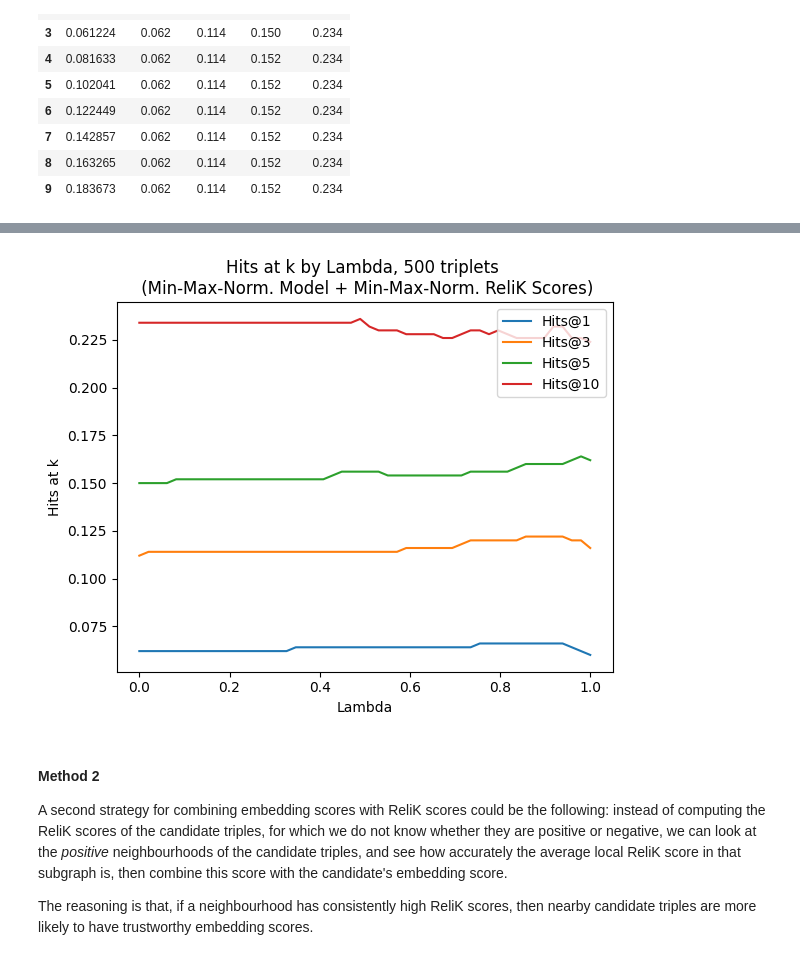
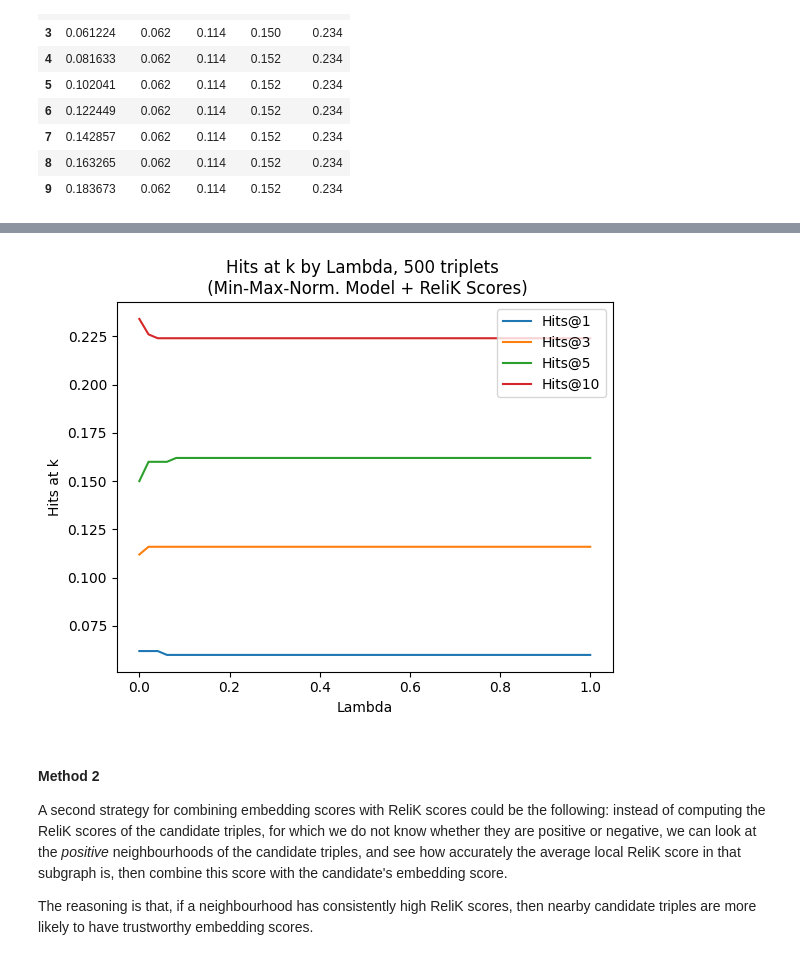
Before and after one commit to gmaurer08/gma-project, a Jupyter notebook: main.ipynb, the cells around one changed output, grey strips where cells are left out. Cells and saved outputs as stored; diff of their text form; code cells hidden in the pictures.

```diff
--- a/main.ipynb
+++ b/main.ipynb
@@ -43,7 +43,7 @@ shutil.unpack_archive('fb15k-237.zip', 'fb15k-237', 'zip')
 # %%
 # Load the model
 model = torch.load(
-    'trained models/TransE/trained_model.pkl',   # 'TransE', 'RotatE' or 'ComplEx'
+    'trained models/ComplEx/trained_model.pkl',   # 'TransE', 'RotatE' or 'ComplEx'
     map_location='cpu',
     weights_only=False
 )
@@ -100,7 +102,7 @@ posix_backup = pathlib.PosixPath
 pathlib.PosixPath = pathlib.WindowsPath
 
 #  Load the training triples
-train_tf = TriplesFactory.from_path_binary('trained models/RotatE/training_triples')  # 'TransE', 'RotatE' or 'ComplEx'
+train_tf = TriplesFactory.from_path_binary('trained models/ComplEx/training_triples')  # 'TransE', 'RotatE' or 'ComplEx'
 
 # Compute number of entities and relations
 E = len(train_tf.entity_id_to_label.keys())
@@ -317,28 +332,28 @@ hits_at_k_df.head(10)
 # %%
 # Plot hits @ k by Lambda
 sorted_lambdas_1 = hits_at_1.keys()
 sorted_hits_at_1 = [hits_at_1[lambda_] for lambda_ in sorted_lambdas_1]
 
 sorted_lambdas_3 = hits_at_3.keys()
 sorted_hits_at_3 = [hits_at_3[lambda_] for lambda_ in sorted_lambdas_3]
 
 sorted_lambdas_5 = hits_at_5.keys()
 sorted_hits_at_5 = [hits_at_5[lambda_] for lambda_ in sorted_lambdas_5]
 
 sorted_lambdas_10 = hits_at_10.keys()
 sorted_hits_at_10 = [hits_at_10[lambda_] for lambda_ in sorted_lambdas_10]
 
 plt.plot(sorted_lambdas_1, sorted_hits_at_1, label='Hits@1')
 plt.plot(sorted_lambdas_3, sorted_hits_at_3, label='Hits@3')
 plt.plot(sorted_lambdas_5, sorted_hits_at_5, label='Hits@5')
 plt.plot(sorted_lambdas_10, sorted_hits_at_10, label='Hits@10')
 plt.xlabel('Lambda')
 plt.ylabel('Hits at k')
-plt.title('Hits at k by Lambda, 500 triplets \n (Min-Max-Norm. Model + Min-Max-Norm. ReliK Scores)')
+plt.title('Hits at k by Lambda, 500 triplets \n (Min-Max-Norm. Model + ReliK Scores)')
 plt.legend()
 plt.show()
 # %% [output]
-[figure, old version]
+[figure, new version]
 # %% [markdown]
 #### Method 2
 
```
Also changed, not shown: parts of 11 cells of this notebook, 25 other files.
